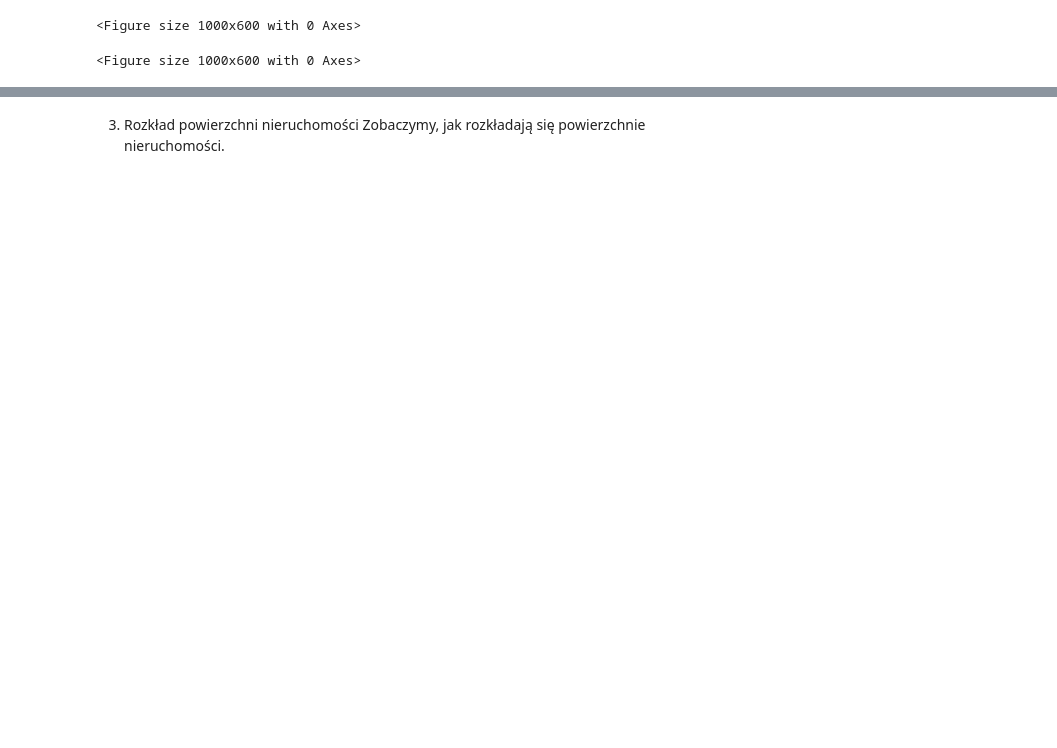
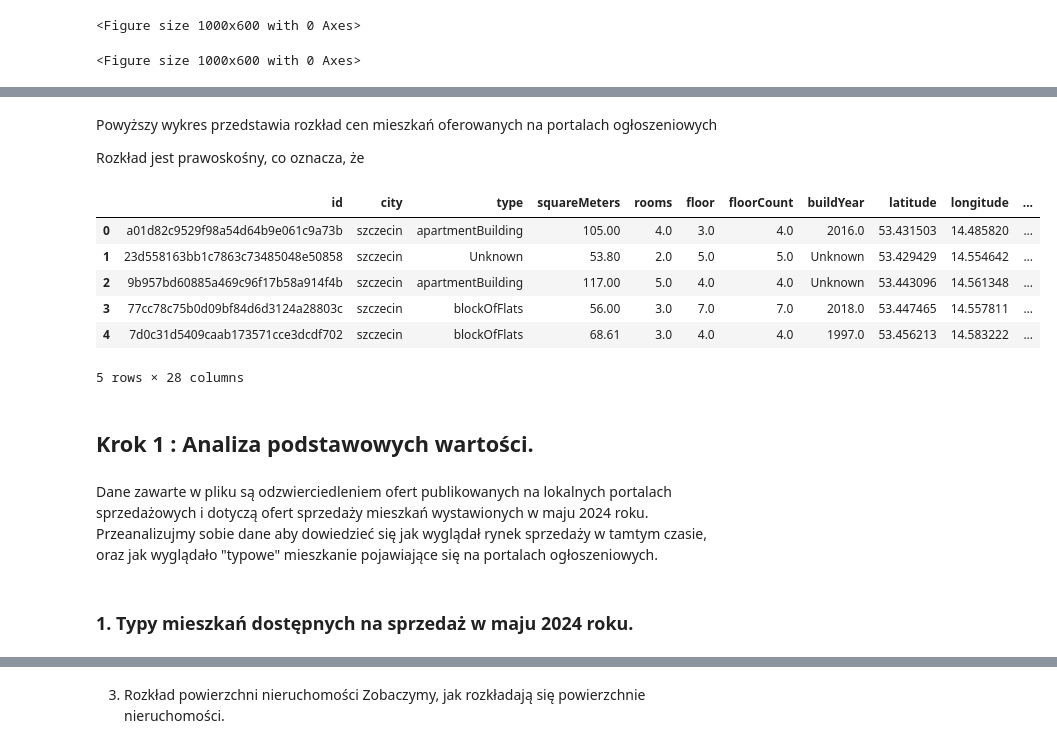
Before and after one commit to sendecka/MY_PROJECT-, a Jupyter notebook: 03 PROJECT - APARTMENTS/apartments.ipynb, the cells around one changed output, grey strips where cells are left out. Cells and saved outputs as stored; diff of their text form; code cells hidden in the pictures; blank space fills up the shorter version.

```diff
--- a/03 PROJECT - APARTMENTS/apartments.ipynb
+++ b/03 PROJECT - APARTMENTS/apartments.ipynb
@@ -173,0 +176,16 @@ Text(0, 0.5, 'Liczba nieruchomości')
+# %% [markdown]
+Powyższy wykres przedstawia rozkład cen mieszkań oferowanych na portalach ogłoszeniowych
+
+Rozkład jest prawoskośny, co oznacza, że
+# %%
+df.head()
+# %% [output]
+|  | id | city | type | squareMeters | rooms | floor | floorCount | buildYear | latitude | longitude | ... |
+| 0 | a01d82c9529f98a54d64b9e061c9a73b | szczecin | apartmentBuilding | 105.00 | 4.0 | 3.0 | 4.0 | 2016.0 | 53.431503 | 14.485820 | ... |
+| 1 | 23d558163bb1c7863c73485048e50858 | szczecin | Unknown | 53.80 | 2.0 | 5.0 | 5.0 | Unknown | 53.429429 | 14.554642 | ... |
+| 2 | 9b957bd60885a469c96f17b58a914f4b | szczecin | apartmentBuilding | 117.00 | 5.0 | 4.0 | 4.0 | Unknown | 53.443096 | 14.561348 | ... |
+| 3 | 77cc78c75b0d09bf84d6d3124a28803c | szczecin | blockOfFlats | 56.00 | 3.0 | 7.0 | 7.0 | 2018.0 | 53.447465 | 14.557811 | ... |
+| 4 | 7d0c31d5409caab173571cce3dcdf702 | szczecin | blockOfFlats | 68.61 | 3.0 | 4.0 | 4.0 | 1997.0 | 53.456213 | 14.583222 | ... |
+5 rows × 28 columns
+# %% [markdown]
+## Krok 1 : Analiza podstawowych wartości.
@@ -173,0 +195,4 @@ Text(0, 0.5, 'Liczba nieruchomości')
+# %% [markdown]
+Dane zawarte w pliku są odzwierciedleniem ofert publikowanych na lokalnych portalach sprzedażowych i dotyczą ofert sprzedaży mieszkań wystawionych w maju 2024 roku. Przeanalizujmy sobie dane aby dowiedzieć się jak wyglądał rynek sprzedaży w tamtym czasie, oraz jak wyglądało "typowe" mieszkanie pojawiające się na portalach ogłoszeniowych.
+# %% [markdown]
+### 1. Typy mieszkań dostępnych na sprzedaż w maju 2024 roku.
```
Also changed, not shown: parts of 33 cells of this notebook, 1 other file.
